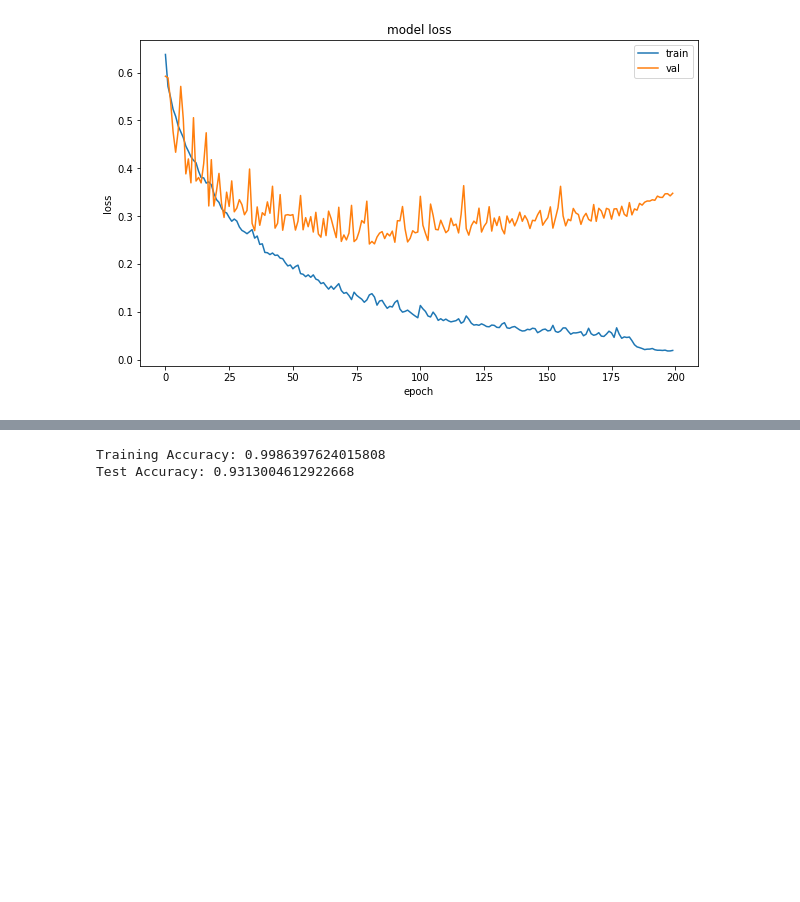
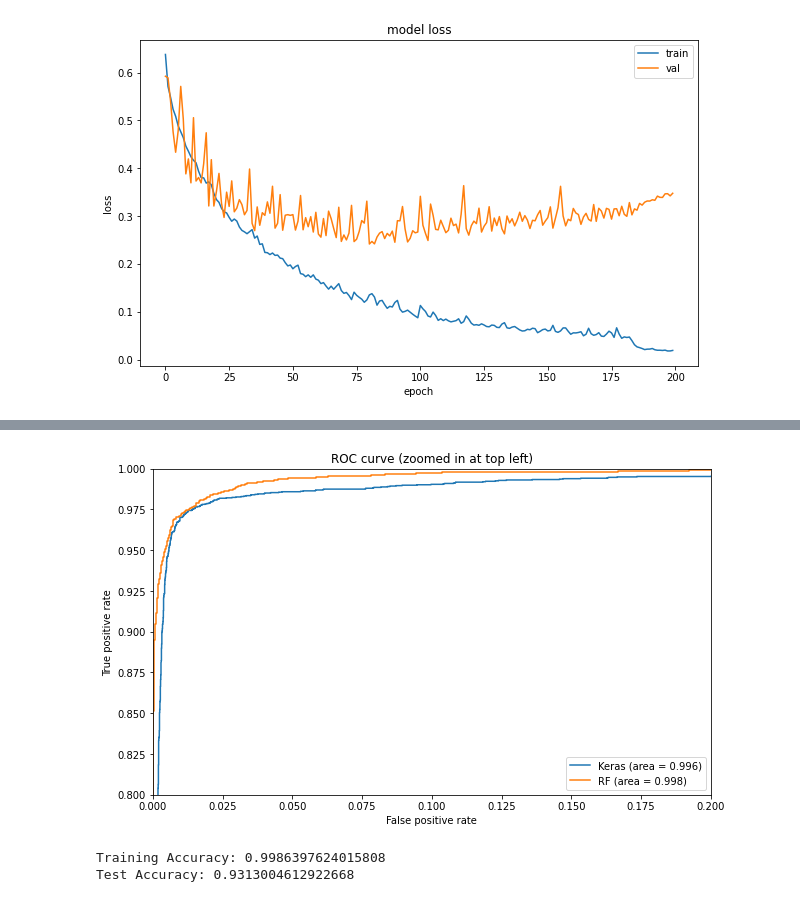
Before and after one commit to max-gmann/DataMiningWaitOrBuy, a Jupyter notebook: Notebooks/3. Model Selection.ipynb, the cells around one changed output, grey strips where cells are left out. Cells and saved outputs as stored; diff of their text form; code cells hidden in the pictures; blank space fills up the shorter version.

```diff
--- a/Notebooks/3. Model Selection.ipynb
+++ b/Notebooks/3. Model Selection.ipynb
@@ -720,3 +745,18 @@ plt.show()
+# %%
+plt.figure(2)
+plt.xlim(0, 0.2)
+plt.ylim(0.8, 1)
+plt.plot([0, 1], [0, 1], 'k--')
+plt.plot(fpr_keras, tpr_keras, label='Keras (area = {:.3f})'.format(auc_keras))
+plt.plot(fpr_rf, tpr_rf, label='RF (area = {:.3f})'.format(auc_rf))
+plt.xlabel('False positive rate')
+plt.ylabel('True positive rate')
+plt.title('ROC curve (zoomed in at top left)')
+plt.legend(loc='best')
+plt.savefig('../Ressources/roc_auc_rf_vs_nn_zoomed.png')
+plt.show()
+# %% [output]
+[figure, added]
 # %%
 print("Training Accuracy:",history['train_acc'])
 print("Test Accuracy:",history['test_acc'])
```
Also changed, not shown: parts of 4 cells of this notebook, 3 other files.
